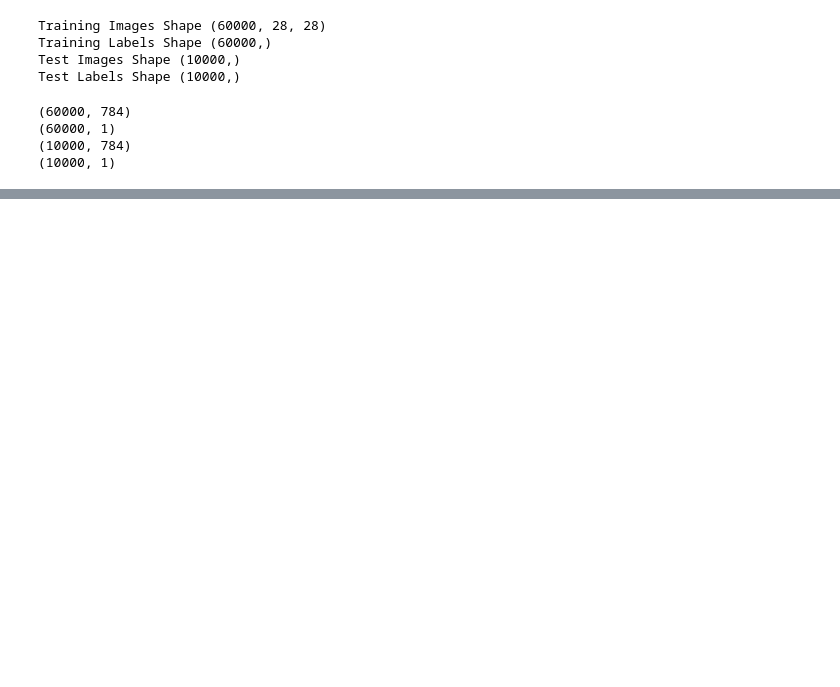
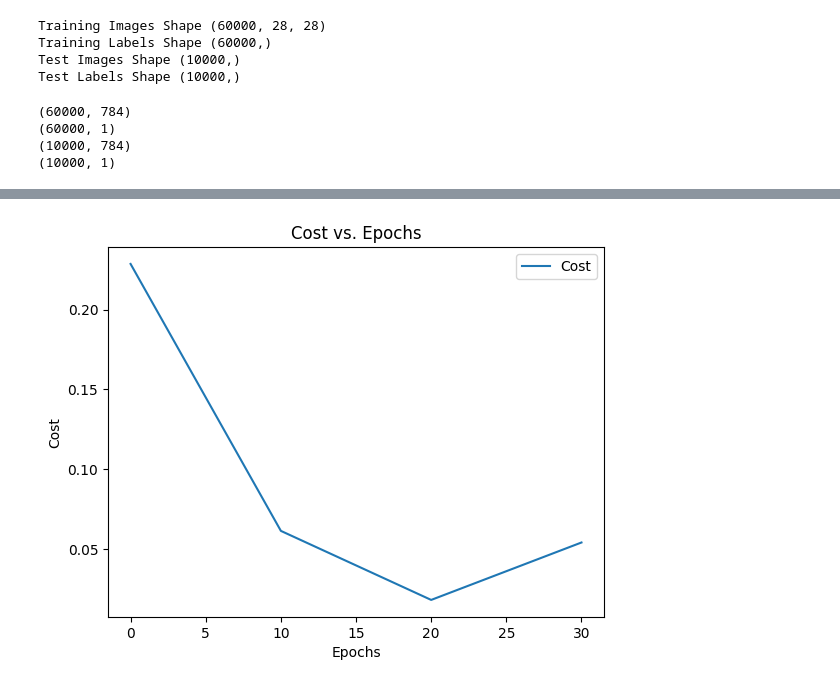
Before and after one commit to khnguyenn/DigitRecognition, a Jupyter notebook: loaddata.ipynb, the cells around one changed output, grey strips where cells are left out. Cells and saved outputs as stored; diff of their text form; code cells hidden in the pictures; blank space fills up the shorter version.

```diff
--- a/loaddata.ipynb
+++ b/loaddata.ipynb
@@ -169,0 +203,9 @@ KeyboardInterrupt:
+# %%
+plt.plot(epoch_list_3,cost3, label="Cost")
+plt.xlabel("Epochs")
+plt.ylabel("Cost")
+plt.title("Cost vs. Epochs")
+plt.legend()
+plt.show()
+# %% [output]
+[figure, added]
```
Also changed, not shown: parts of 10 cells of this notebook, 1 other file.
